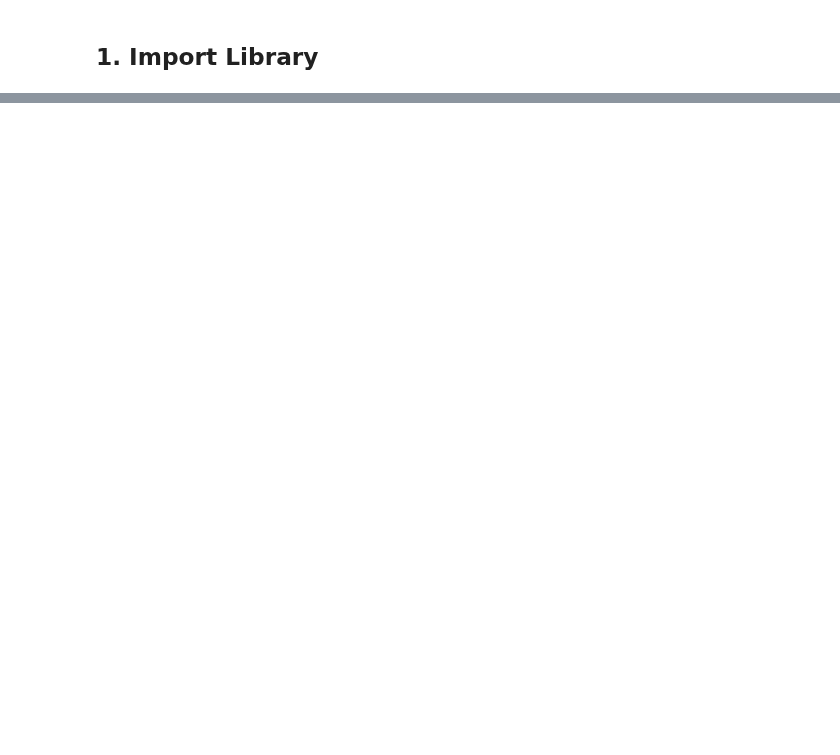
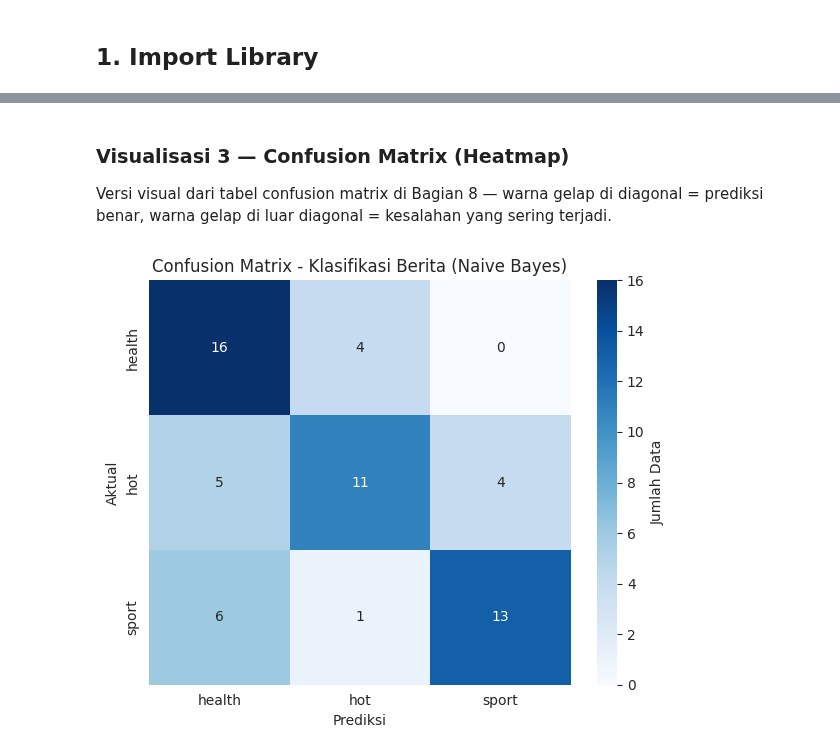
Before and after one commit to chakko-183/PPW, a Jupyter notebook: ppw/klasifikasi_skipgram.ipynb, the cells around one changed output, grey strips where cells are left out. Cells and saved outputs as stored; diff of their text form; code cells hidden in the pictures; blank space fills up the shorter version.

```diff
--- a/ppw/klasifikasi_skipgram.ipynb
+++ b/ppw/klasifikasi_skipgram.ipynb
@@ -649,0 +150,6 @@ pd.DataFrame(baris)
+# %%
+clf = GaussianNB()
+clf.fit(X_train, y_train)
+
+y_pred = clf.predict(X_test)
+print("Model Naive Bayes berhasil dilatih.")
@@ -649,0 +160,12 @@ pd.DataFrame(baris)
+# %%
+akurasi = accuracy_score(y_test, y_pred)
+print(f"Akurasi pada data uji: {akurasi:.4f} ({akurasi*100:.1f}%)\n")
+
+print("Classification Report:")
+print(classification_report(y_test, y_pred, target_names=le.classes_, zero_division=0))
+
+print("Confusion Matrix:")
+cm = confusion_matrix(y_test, y_pred)
+df_cm = pd.DataFrame(cm, index=[f"Aktual: {c}" for c in le.classes_],
+                          columns=[f"Prediksi: {c}" for c in le.classes_])
+df_cm
@@ -649,0 +247,17 @@ pd.DataFrame(baris)
+# %% [markdown]
+### Visualisasi 3 — Confusion Matrix (Heatmap)
+
+Versi visual dari tabel confusion matrix di Bagian 8 — warna gelap di diagonal = prediksi benar, warna gelap di luar diagonal = kesalahan yang sering terjadi.
+# %%
+plt.figure(figsize=(6, 5))
+sns.heatmap(cm, annot=True, fmt='d', cmap='Blues',
+            xticklabels=le.classes_, yticklabels=le.classes_,
+            cbar_kws={'label': 'Jumlah Data'})
+plt.title('Confusion Matrix - Klasifikasi Berita (Naive Bayes)')
+plt.xlabel('Prediksi')
+plt.ylabel('Aktual')
+plt.tight_layout()
+plt.savefig('viz_confusion_matrix.png', bbox_inches='tight')
+plt.show()
+# %% [output]
+[figure, added]
```
Also changed, not shown: parts of 64 cells of this notebook, 10 other files.
